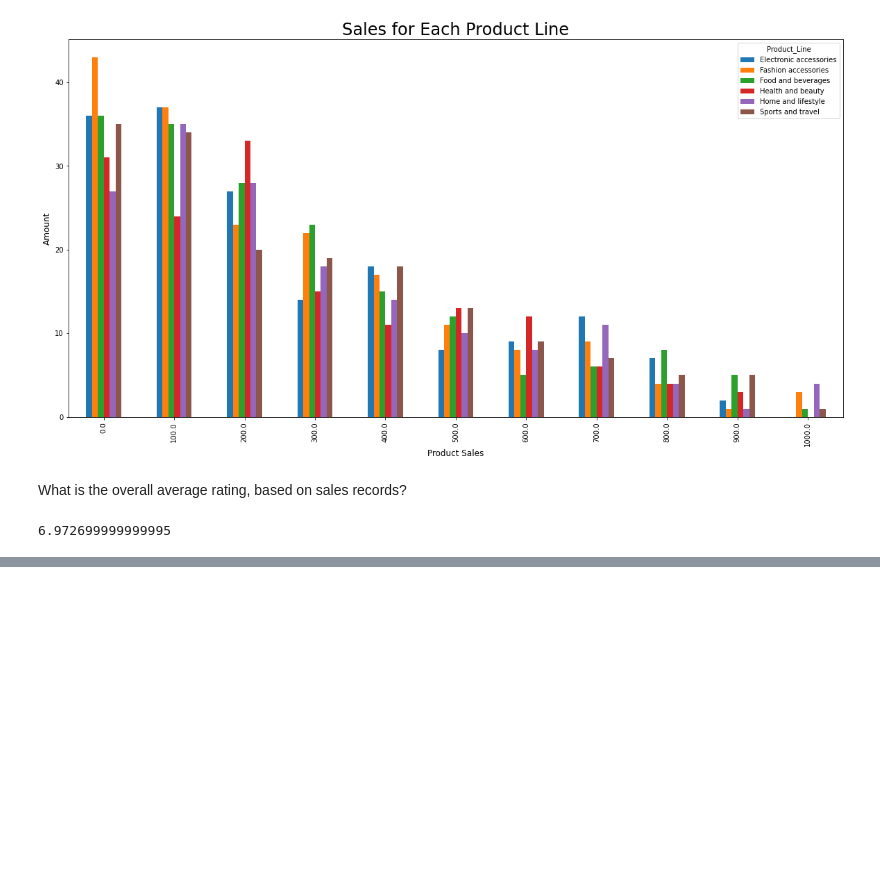
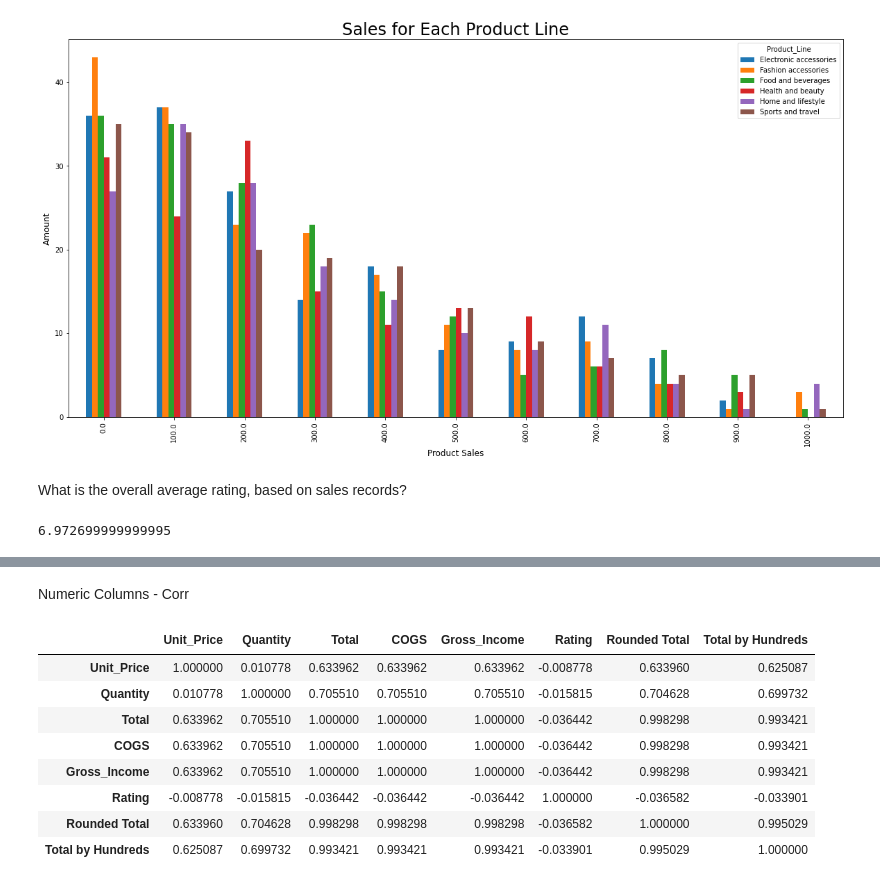
Before and after one commit to dmcbdh31/Sales-Analysis, a Jupyter notebook: Sales_Analysis.ipynb, the cells around one changed output, grey strips where cells are left out. Drawn from its saved outputs; the diff is of its cells as text; code cells hidden in the pictures; blank space fills up the shorter version.

```diff
--- a/Sales_Analysis.ipynb
+++ b/Sales_Analysis.ipynb
@@ -131,0 +147,14 @@ remotedf["Rating"].mean()
+# %% [markdown]
+Numeric Columns - Corr
+# %%
+remotedf.corr()
+# %% [output]
+|  | Unit_Price | Quantity | Total | COGS | Gross_Income | Rating | Rounded Total | Total by Hundreds |
+| Unit_Price | 1.000000 | 0.010778 | 0.633962 | 0.633962 | 0.633962 | -0.008778 | 0.633960 | 0.625087 |
+| Quantity | 0.010778 | 1.000000 | 0.705510 | 0.705510 | 0.705510 | -0.015815 | 0.704628 | 0.699732 |
+| Total | 0.633962 | 0.705510 | 1.000000 | 1.000000 | 1.000000 | -0.036442 | 0.998298 | 0.993421 |
+| COGS | 0.633962 | 0.705510 | 1.000000 | 1.000000 | 1.000000 | -0.036442 | 0.998298 | 0.993421 |
+| Gross_Income | 0.633962 | 0.705510 | 1.000000 | 1.000000 | 1.000000 | -0.036442 | 0.998298 | 0.993421 |
+| Rating | -0.008778 | -0.015815 | -0.036442 | -0.036442 | -0.036442 | 1.000000 | -0.036582 | -0.033901 |
+| Rounded Total | 0.633960 | 0.704628 | 0.998298 | 0.998298 | 0.998298 | -0.036582 | 1.000000 | 0.995029 |
+| Total by Hundreds | 0.625087 | 0.699732 | 0.993421 | 0.993421 | 0.993421 | -0.033901 | 0.995029 | 1.000000 |
```
Also changed, not shown: parts of 13 cells of this notebook.
